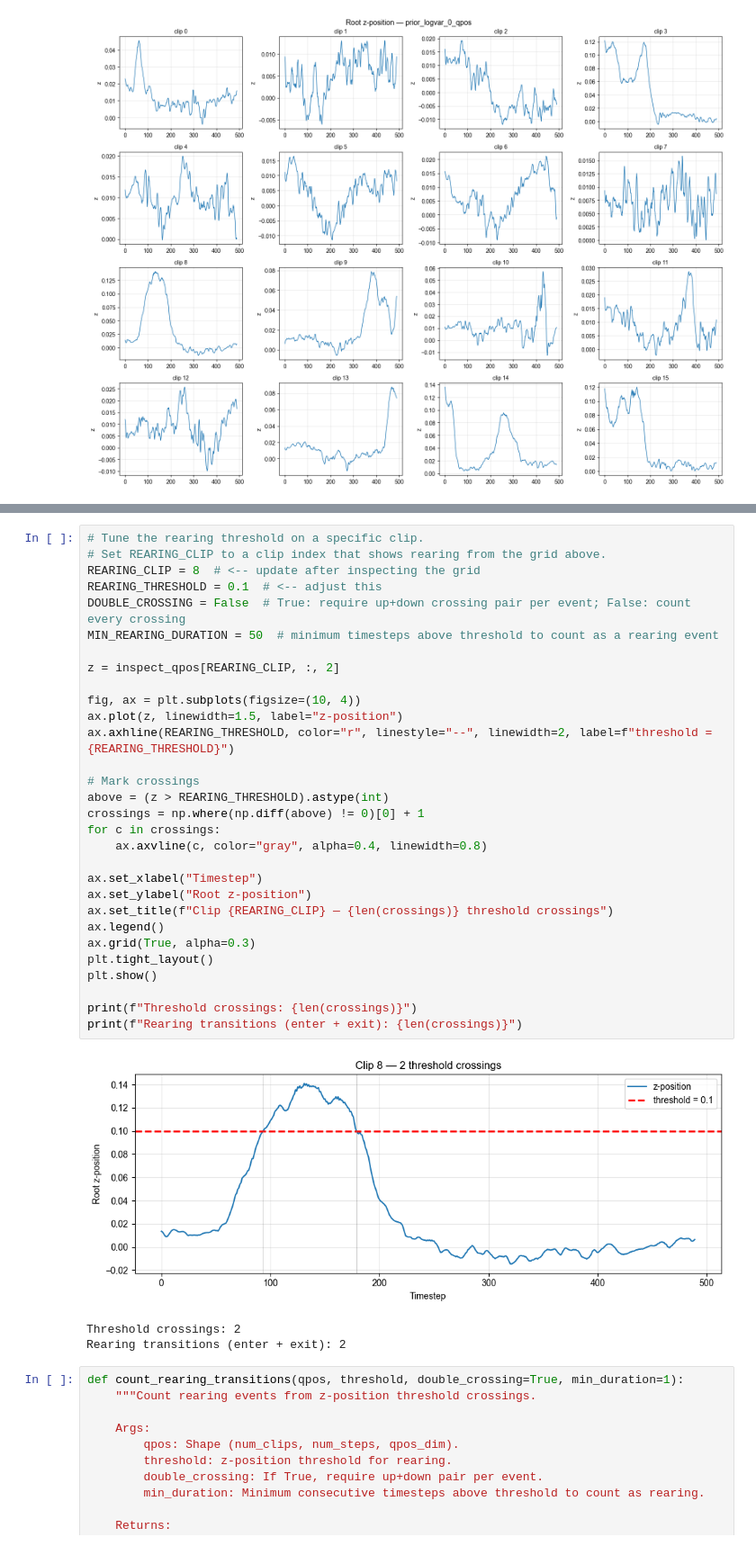
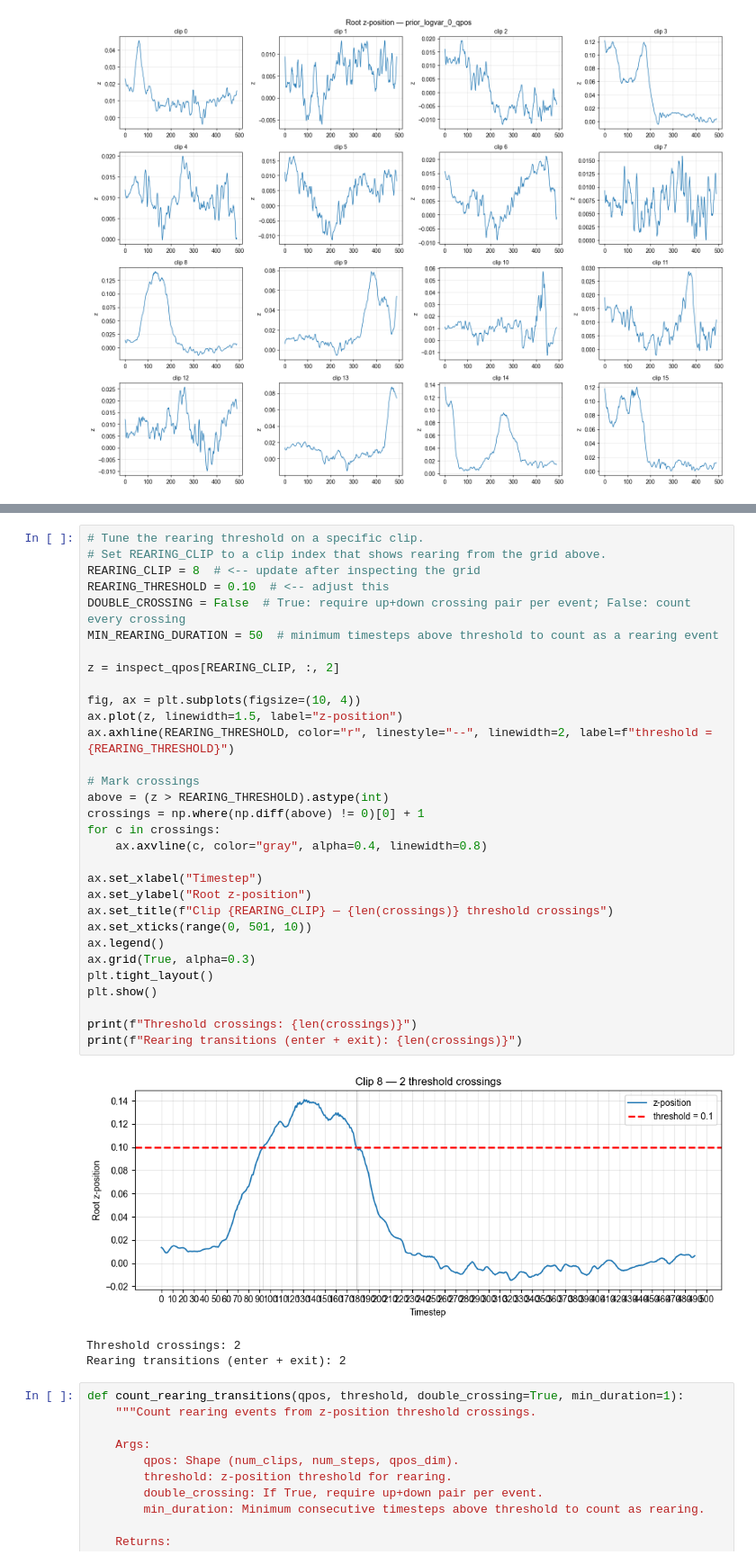
Before and after one commit to asirbu77/SCAMPER, a Jupyter notebook: notebooks/analysis/random_generation/distance_from_rollout_dataset.ipynb, the cells around one changed output, grey strips where cells are left out. Shown at 90% size. Drawn from its saved outputs; the diff is of its cells as text.

```diff
--- a/notebooks/analysis/random_generation/distance_from_rollout_dataset.ipynb
+++ b/notebooks/analysis/random_generation/distance_from_rollout_dataset.ipynb
@@ -534,35 +531,36 @@ Rendered clip 8 from prior_logvar_0_qpos: 490 frames
 # %%
 # Tune the rearing threshold on a specific clip.
 # Set REARING_CLIP to a clip index that shows rearing from the grid above.
 REARING_CLIP = 8  # <-- update after inspecting the grid
-REARING_THRESHOLD = 0.1  # <-- adjust this
+REARING_THRESHOLD = 0.10  # <-- adjust this
 DOUBLE_CROSSING = False  # True: require up+down crossing pair per event; False: count every crossing
 MIN_REARING_DURATION = 50  # minimum timesteps above threshold to count as a rearing event
 
 z = inspect_qpos[REARING_CLIP, :, 2]
 
 fig, ax = plt.subplots(figsize=(10, 4))
 ax.plot(z, linewidth=1.5, label="z-position")
 ax.axhline(REARING_THRESHOLD, color="r", linestyle="--", linewidth=2, label=f"threshold = {REARING_THRESHOLD}")
 
 # Mark crossings
 above = (z > REARING_THRESHOLD).astype(int)
 crossings = np.where(np.diff(above) != 0)[0] + 1
 for c in crossings:
     ax.axvline(c, color="gray", alpha=0.4, linewidth=0.8)
 
 ax.set_xlabel("Timestep")
 ax.set_ylabel("Root z-position")
 ax.set_title(f"Clip {REARING_CLIP} — {len(crossings)} threshold crossings")
+ax.set_xticks(range(0, 501, 10))
 ax.legend()
 ax.grid(True, alpha=0.3)
 plt.tight_layout()
 plt.show()
 
 print(f"Threshold crossings: {len(crossings)}")
 print(f"Rearing transitions (enter + exit): {len(crossings)}")
 # %% [output]
-[figure, old version]
+[figure, new version]
 Threshold crossings: 2
 Rearing transitions (enter + exit): 2
 # %%
```
Also changed, not shown: parts of 12 cells of this notebook.
